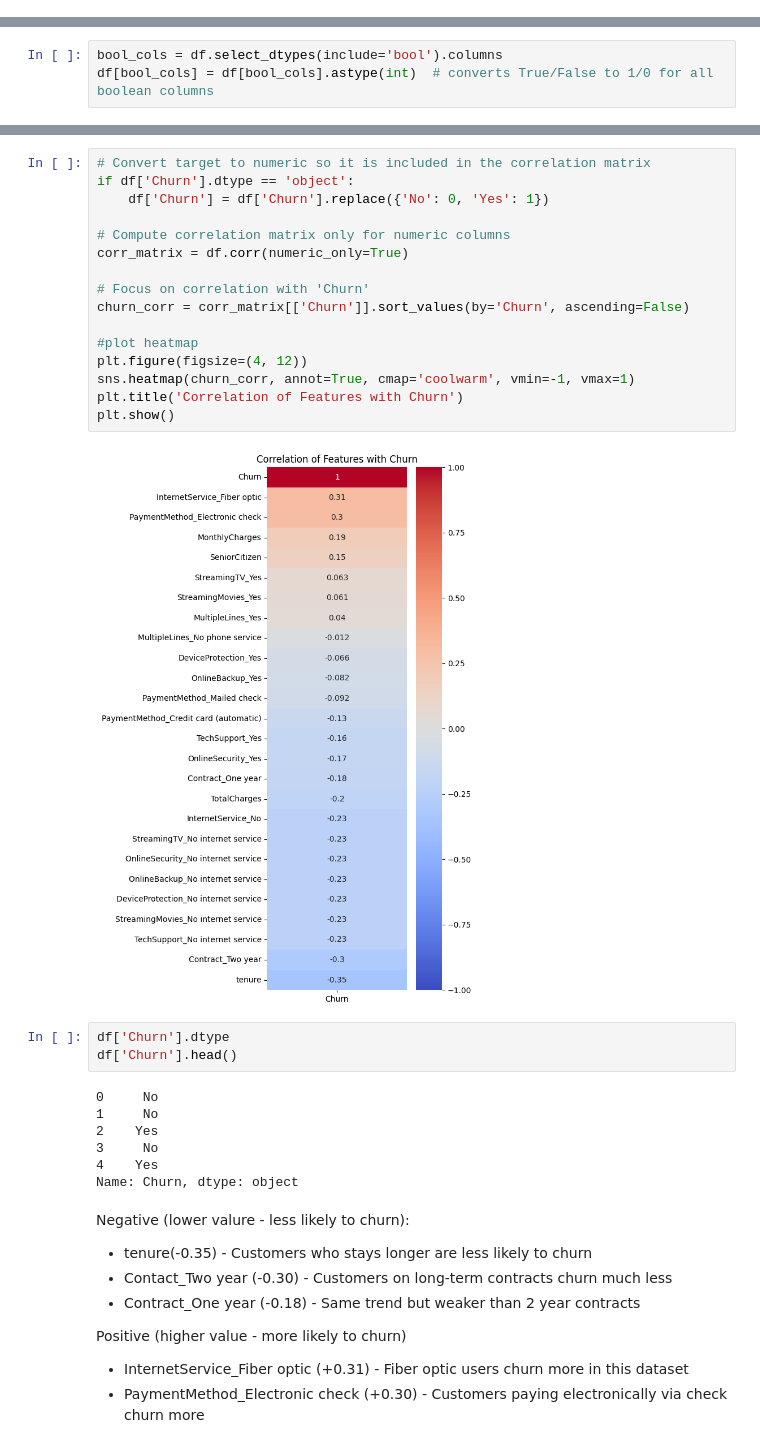
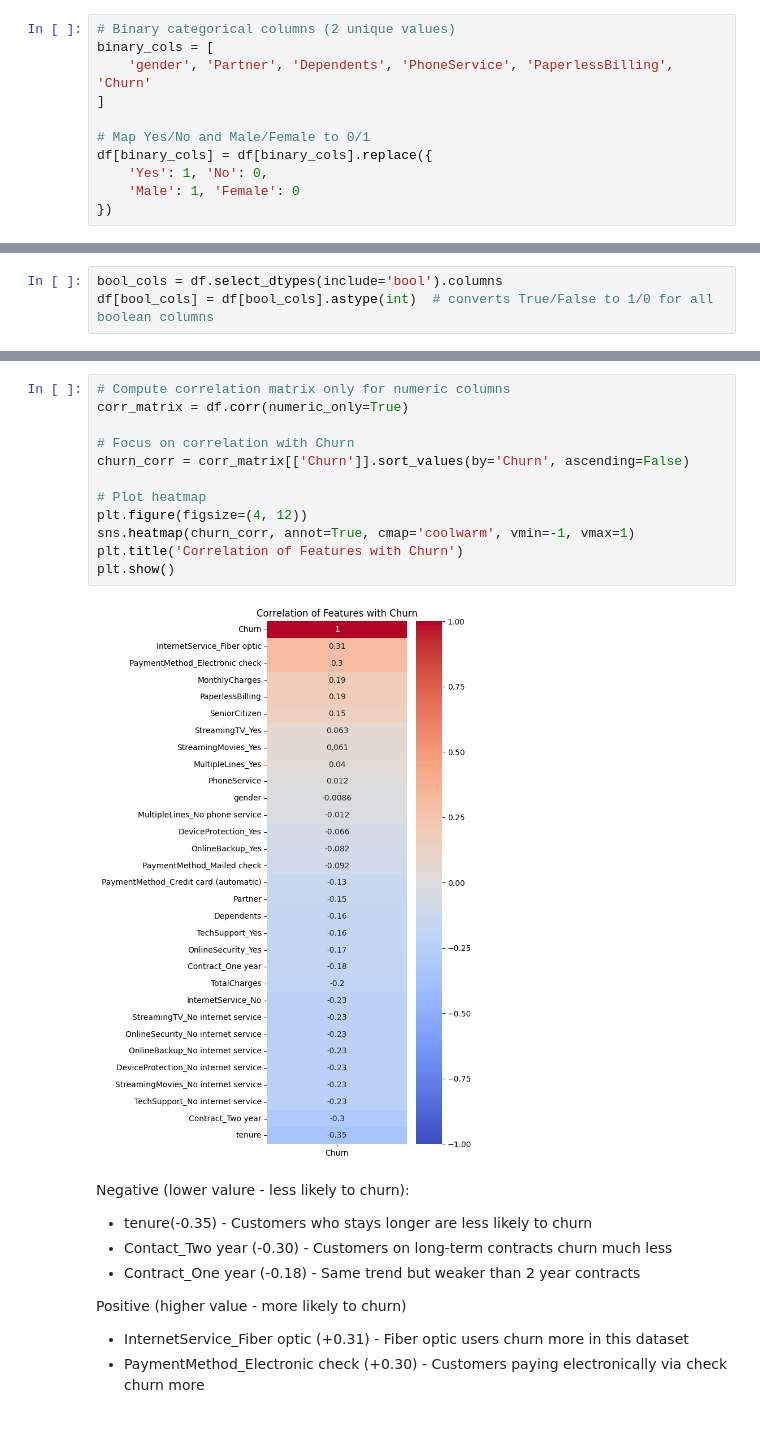
Before and after one commit to ThisulHerath/Telco-Customer-Churn-ML, a Jupyter notebook: notebooks/EDA.ipynb, the cells around one changed output, grey strips where cells are left out. Saved outputs shown, nothing was run; the diff lists cells and outputs as text.

```diff
--- a/notebooks/EDA.ipynb
+++ b/notebooks/EDA.ipynb
@@ -99,0 +88,11 @@ df.head()
+# %%
+# Binary categorical columns (2 unique values)
+binary_cols = [
+    'gender', 'Partner', 'Dependents', 'PhoneService', 'PaperlessBilling', 'Churn'
+]
+
+# Map Yes/No and Male/Female to 0/1
+df[binary_cols] = df[binary_cols].replace({
+    'Yes': 1, 'No': 0,
+    'Male': 1, 'Female': 0
+})
@@ -151,31 +180,17 @@ memory usage: 1.7+ MB
 # %%
-# Convert target to numeric so it is included in the correlation matrix
-if df['Churn'].dtype == 'object':
-    df['Churn'] = df['Churn'].replace({'No': 0, 'Yes': 1})
-
 # Compute correlation matrix only for numeric columns
 corr_matrix = df.corr(numeric_only=True)
 
-# Focus on correlation with 'Churn'
+# Focus on correlation with Churn
 churn_corr = corr_matrix[['Churn']].sort_values(by='Churn', ascending=False)
 
-#plot heatmap
+# Plot heatmap
 plt.figure(figsize=(4, 12))
 sns.heatmap(churn_corr, annot=True, cmap='coolwarm', vmin=-1, vmax=1)
 plt.title('Correlation of Features with Churn')
 plt.show()
 # %% [output]
-[figure, old version]
+[figure, new version]
-# %%
-df['Churn'].dtype
-df['Churn'].head()
-# %% [output]
-0     No
-1     No
-2    Yes
-3     No
-4    Yes
-Name: Churn, dtype: object
 # %% [markdown]
 Negative (lower valure - less likely to churn):
 * tenure(-0.35) - Customers who stays longer are less likely to churn
```
Also changed, not shown: parts of 33 cells of this notebook.
